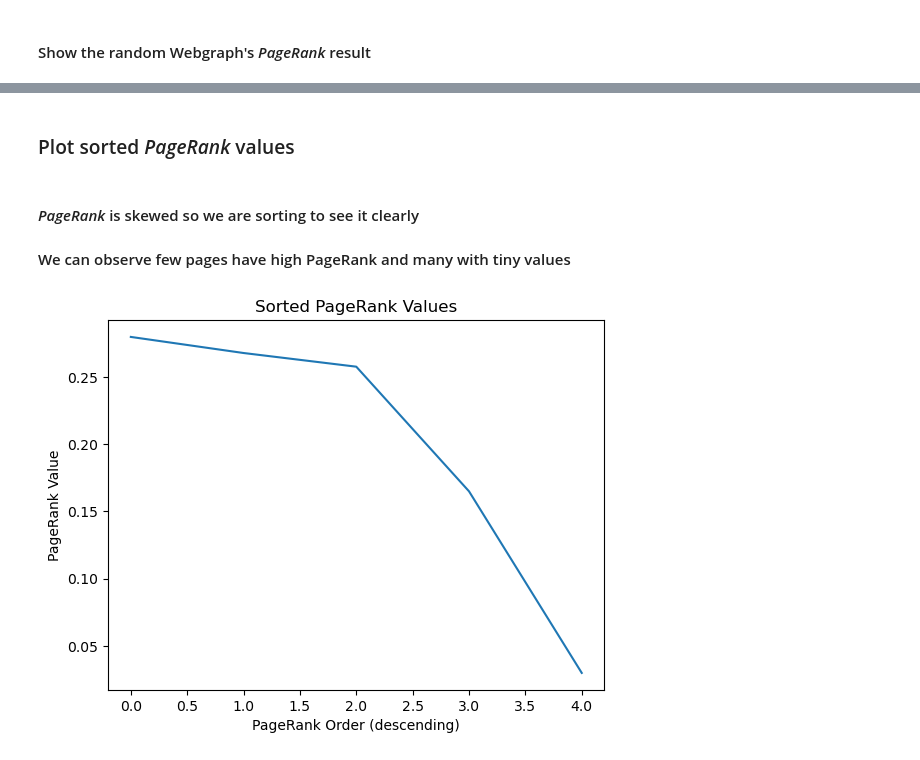
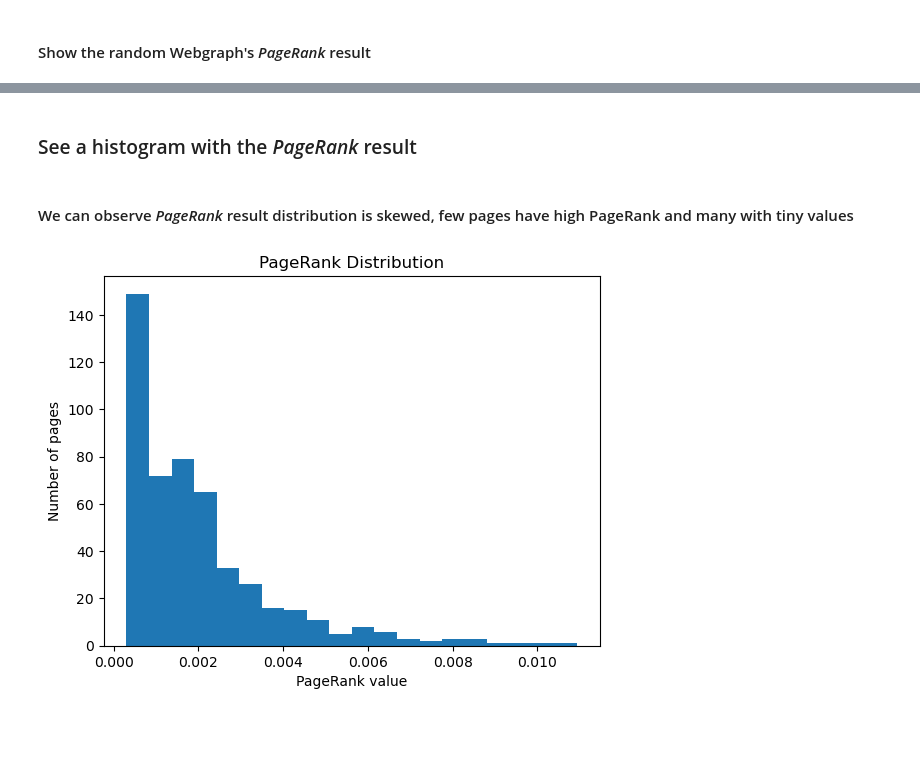
Before and after one commit to SezerSadula/Math-for-Developers---Exam-project, a Jupyter notebook: PageRank.ipynb, the cells around one changed output, grey strips where cells are left out. Drawn from its saved outputs; the diff is of its cells as text; code cells hidden in the pictures; blank space fills up the shorter version.

Commit message:
PageRank: Refine plots

```diff
--- a/PageRank.ipynb
+++ b/PageRank.ipynb
@@ -204,12 +201,0 @@ True
-# %%
-pages = np.arange(1, len(page_rank_result) + 1)
-
-plt.bar(pages, page_rank_result)
-plt.xticks(pages)
-
-plt.title("PageRank Results")
-
-plt.xlabel("Page")
-plt.ylabel("PageRank Score")
-
-plt.show()
@@ -277,7 +245,7 @@ def generate_webgraph_matrix(num_pages: int, max_links_per_page: int = 10):
 # %% [markdown]
 #### Generate a Webgraph matrix programmatically so we can play with the parameters ####
 # %%
-generated_webgraph_matrix = generate_webgraph_matrix(5, max_links_per_page=3)
+generated_webgraph_matrix = generate_webgraph_matrix(500, max_links_per_page=3)
 # %% [markdown]
 #### Show the generated Webgraph matrix ####
 # %%
@@ -344,17 +332,14 @@ array([0.16497276, 0.26774467, 0.27969961, 0.03      , 0.25758297])
 # %% [markdown]
-### Plot sorted _PageRank_ values ###
+### See a histogram with the _PageRank_ result ###
 # %% [markdown]
-#### _PageRank_ is skewed so we are sorting to see it clearly ####
-#### We can observe few pages have high PageRank and many with tiny values ####
+#### We can observe _PageRank_ result distribution is skewed, few pages have high PageRank and many with tiny values ####
 # %%
-sorted_pr = np.sort(webgraph_matrix_result)[::-1]
+plt.hist(webgraph_matrix_result, bins = 20)
 
-plt.plot(sorted_pr)
-
-plt.title('Sorted PageRank Values')
-plt.xlabel('PageRank Order (descending)')
-plt.ylabel('PageRank Value')
+plt.title("PageRank Distribution")
+plt.xlabel("PageRank value")
+plt.ylabel("Number of pages")
 
 plt.show()
 # %% [output]
-[figure, old version]
+[figure, new version]
```
Also changed, not shown: parts of 8 cells of this notebook.
